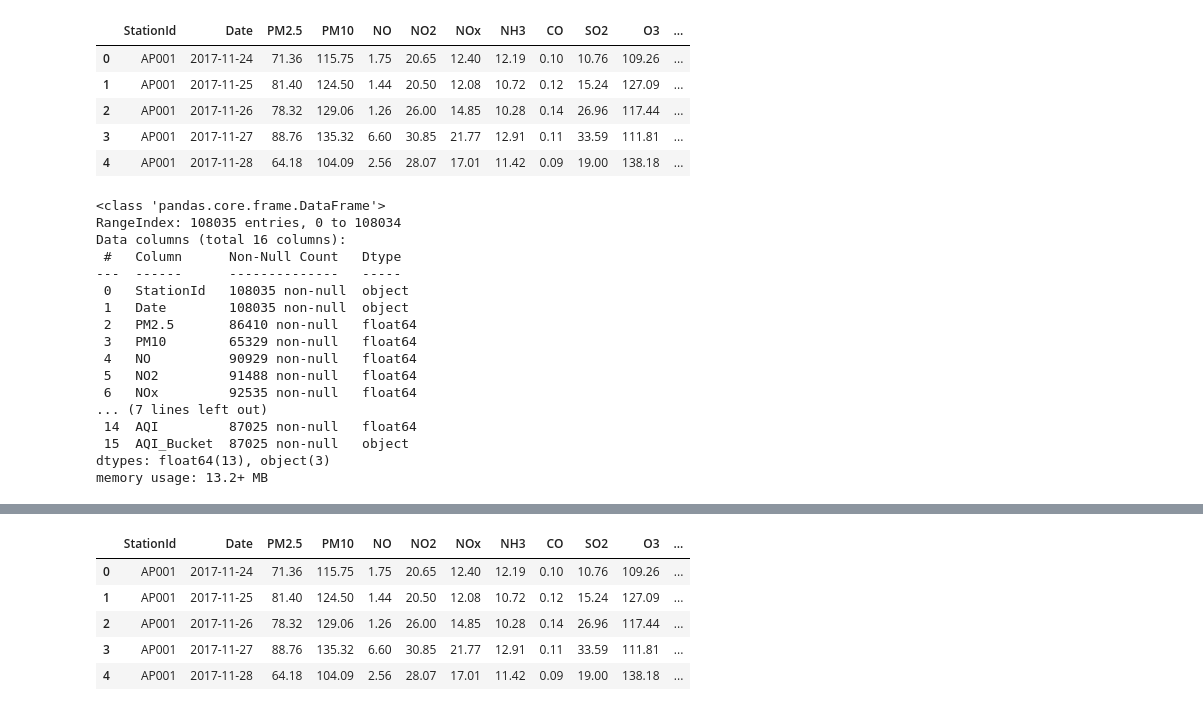
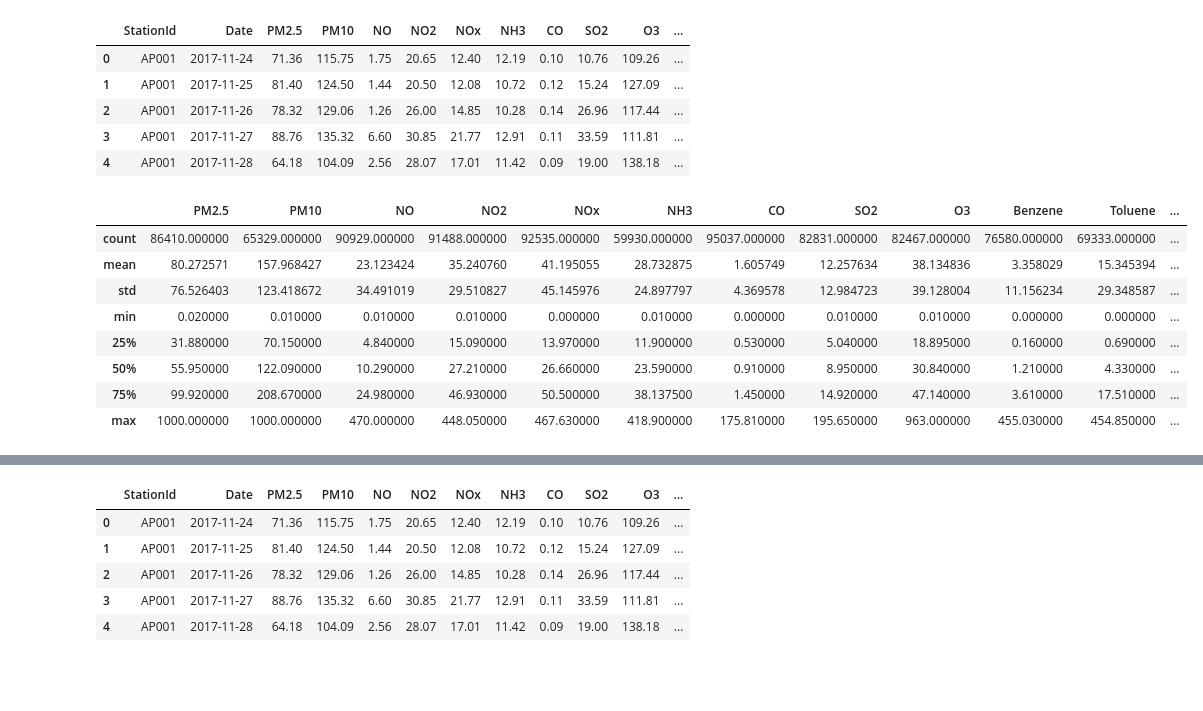
Before and after one commit to ChyavanShenoy/AAI-500-Final-Project, a Jupyter notebook: Project_final.ipynb, the cells around one changed output, grey strips where cells are left out. Drawn from its saved outputs; the diff is of its cells as text; code cells hidden in the pictures; blank space fills up the shorter version.

```diff
--- a/Project_final.ipynb
+++ b/Project_final.ipynb
@@ -24,24 +28,16 @@ df.head()
 | 3 | AP001 | 2017-11-27 | 88.76 | 135.32 | 6.60 | 30.85 | 21.77 | 12.91 | 0.11 | 33.59 | 111.81 | ... |
 | 4 | AP001 | 2017-11-28 | 64.18 | 104.09 | 2.56 | 28.07 | 17.01 | 11.42 | 0.09 | 19.00 | 138.18 | ... |
 # %%
-df.info()
+df.describe()
 # %% [output]
-<class 'pandas.core.frame.DataFrame'>
-RangeIndex: 108035 entries, 0 to 108034
-Data columns (total 16 columns):
- #   Column      Non-Null Count   Dtype
----  ------      --------------   -----
- 0   StationId   108035 non-null  object
- 1   Date        108035 non-null  object
- 2   PM2.5       86410 non-null   float64
- 3   PM10        65329 non-null   float64
- 4   NO          90929 non-null   float64
- 5   NO2         91488 non-null   float64
- 6   NOx         92535 non-null   float64
-... (7 lines left out)
- 14  AQI         87025 non-null   float64
- 15  AQI_Bucket  87025 non-null   object
-dtypes: float64(13), object(3)
-memory usage: 13.2+ MB
+|  | PM2.5 | PM10 | NO | NO2 | NOx | NH3 | CO | SO2 | O3 | Benzene | Toluene | ... |
+| count | 86410.000000 | 65329.000000 | 90929.000000 | 91488.000000 | 92535.000000 | 59930.000000 | 95037.000000 | 82831.000000 | 82467.000000 | 76580.000000 | 69333.000000 | ... |
+| mean | 80.272571 | 157.968427 | 23.123424 | 35.240760 | 41.195055 | 28.732875 | 1.605749 | 12.257634 | 38.134836 | 3.358029 | 15.345394 | ... |
+| std | 76.526403 | 123.418672 | 34.491019 | 29.510827 | 45.145976 | 24.897797 | 4.369578 | 12.984723 | 39.128004 | 11.156234 | 29.348587 | ... |
+| min | 0.020000 | 0.010000 | 0.010000 | 0.010000 | 0.000000 | 0.010000 | 0.000000 | 0.010000 | 0.010000 | 0.000000 | 0.000000 | ... |
+| 25% | 31.880000 | 70.150000 | 4.840000 | 15.090000 | 13.970000 | 11.900000 | 0.530000 | 5.040000 | 18.895000 | 0.160000 | 0.690000 | ... |
+| 50% | 55.950000 | 122.090000 | 10.290000 | 27.210000 | 26.660000 | 23.590000 | 0.910000 | 8.950000 | 30.840000 | 1.210000 | 4.330000 | ... |
+| 75% | 99.920000 | 208.670000 | 24.980000 | 46.930000 | 50.500000 | 38.137500 | 1.450000 | 14.920000 | 47.140000 | 3.610000 | 17.510000 | ... |
+| max | 1000.000000 | 1000.000000 | 470.000000 | 448.050000 | 467.630000 | 418.900000 | 175.810000 | 195.650000 | 963.000000 | 455.030000 | 454.850000 | ... |
 # %%
 learning_vars = ['PM2.5', 'PM10', 'NO2', 'CO', 'SO2', 'O3']
```
Also changed, not shown: parts of 23 cells of this notebook.
